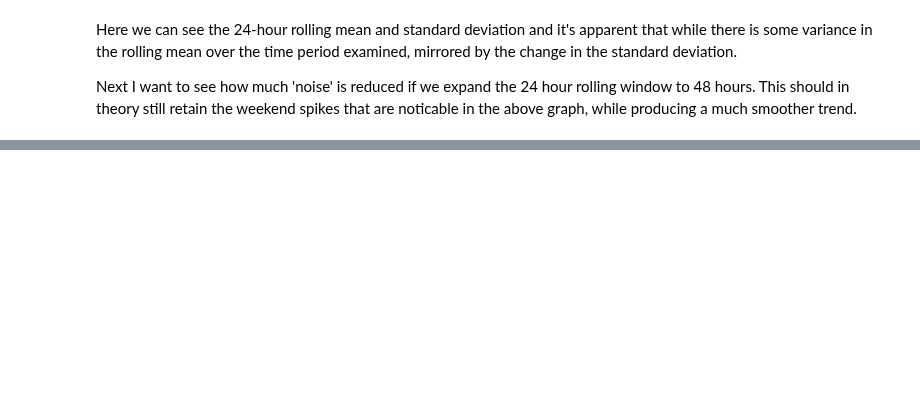
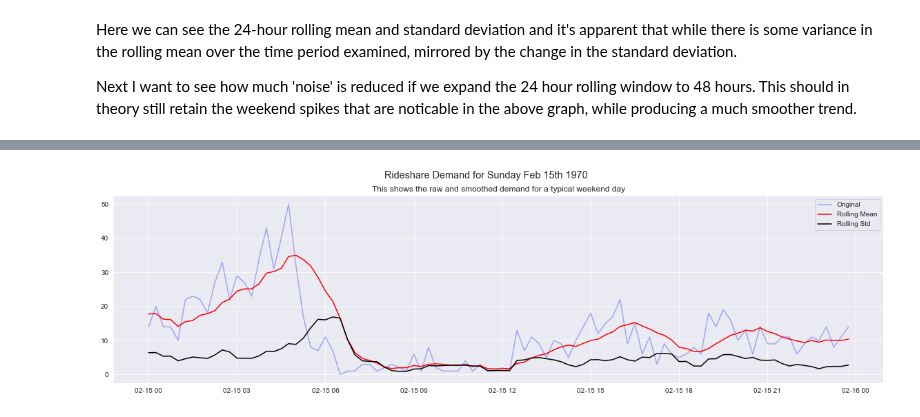
Before and after one commit to NickD-Dean/Springboard, a Jupyter notebook: Career-Related/ultimate_challenge/Ultimate_Part_1-EDA.ipynb, the cells around one changed output, grey strips where cells are left out. Saved outputs shown, nothing was run; the diff lists cells and outputs as text; code cells hidden in the pictures; blank space fills up the shorter version.

```diff
--- a/Career-Related/ultimate_challenge/Ultimate_Part_1-EDA.ipynb
+++ b/Career-Related/ultimate_challenge/Ultimate_Part_1-EDA.ipynb
@@ -101,0 +128,13 @@ plt.show()
+# %%
+fig = plt.figure(figsize=(20,5))
+# Resetting rolling mean & std to be 2-hours long
+rolling_mean = q_hour.rolling(window=8).mean()
+rolling_std = q_hour.rolling(window=8).std()
+orig = plt.plot(q_hour.loc['1970-02-15'], color='blue',label='Original', alpha=0.3)
+mean = plt.plot(rolling_mean.loc['1970-02-15'], color='red', label='Rolling Mean')
+std = plt.plot(rolling_std.loc['1970-02-15'], color='black', label = 'Rolling Std')
+plt.legend(loc='best')
+plt.suptitle('Rideshare Demand for Sunday Feb 15th 1970', fontsize='x-large')
+plt.title('This shows the raw and smoothed demand for a typical weekend day', fontsize='large');
+# %% [output]
+[figure, added]
```
Also changed, not shown: parts of 9 cells of this notebook, 7 other files.
